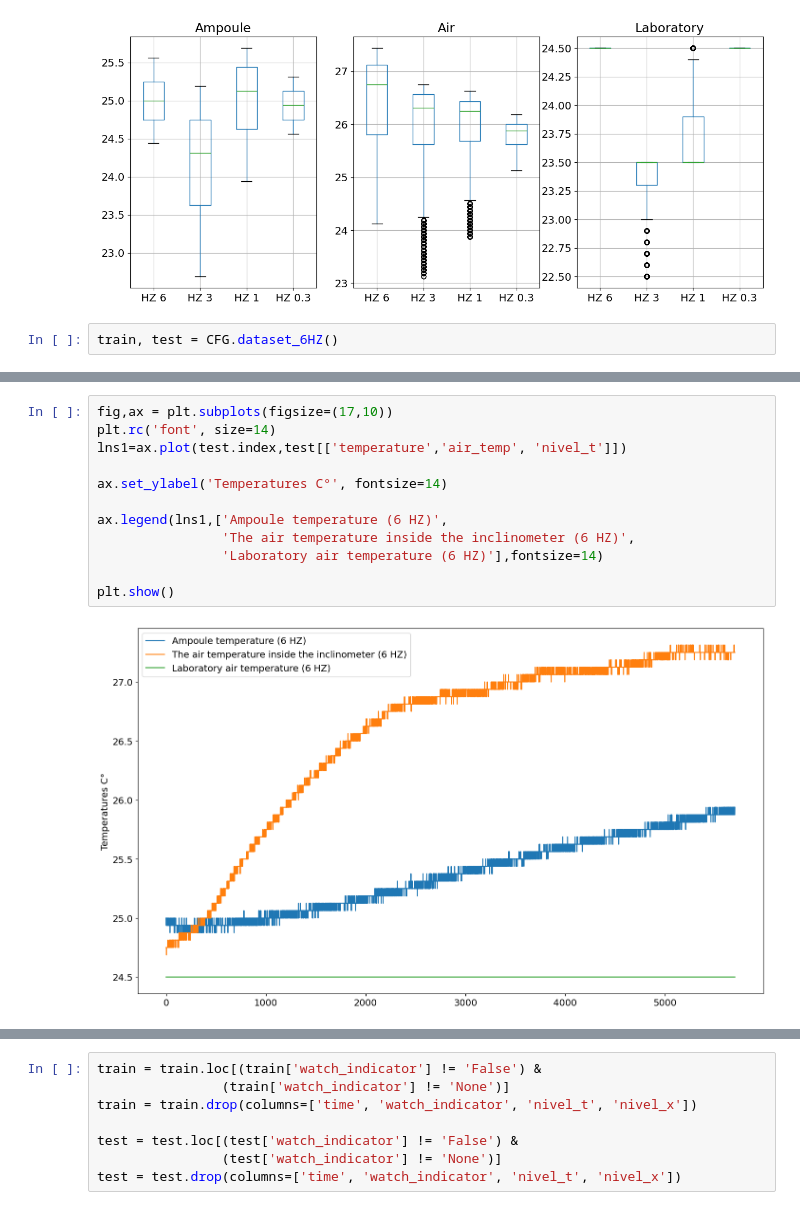
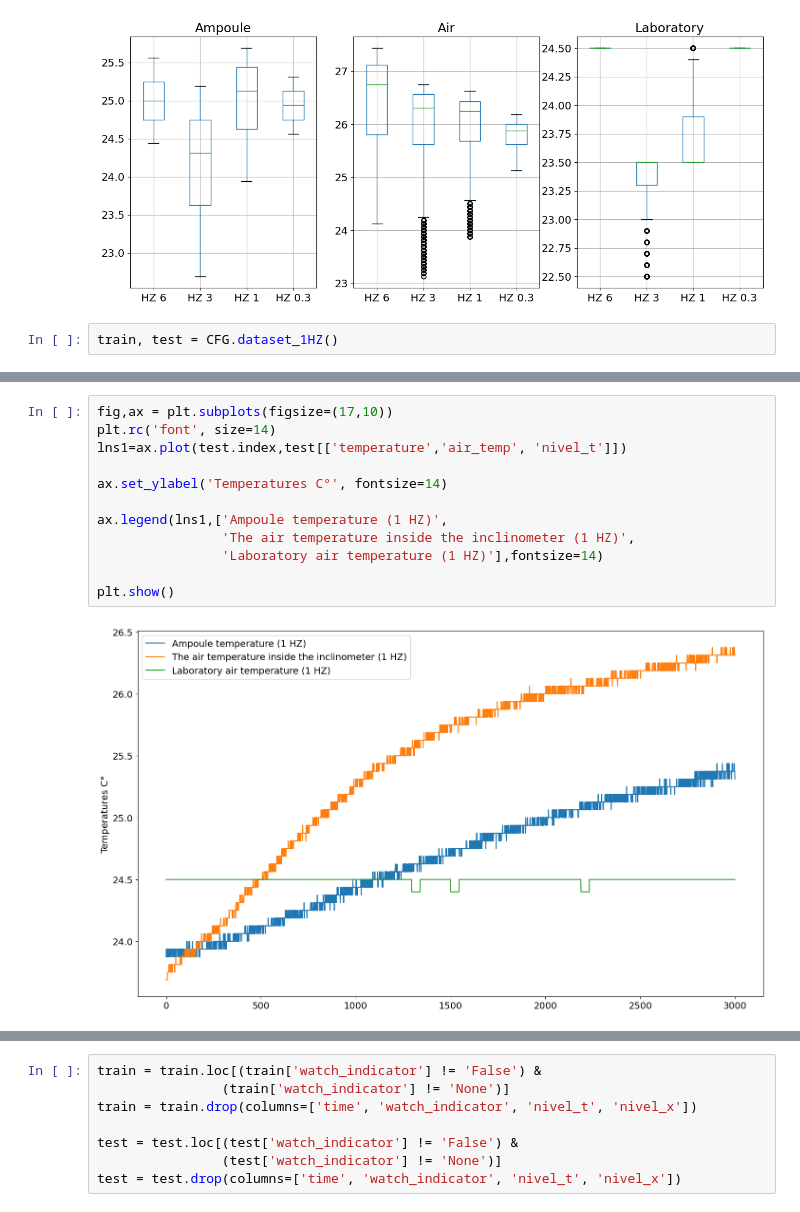
Before and after one commit to SergeyDolin/inclinometer-main, a Jupyter notebook: nn.ipynb, the cells around one changed output, grey strips where cells are left out. Cells and saved outputs as stored; diff of their text form.

```diff
--- a/nn.ipynb
+++ b/nn.ipynb
@@ -182,7 +182,7 @@ plt.show()
 # %% [output]
 [figure]
 # %%
-train, test = CFG.dataset_6HZ()
+train, test = CFG.dataset_1HZ()
 # %%
 fig,ax = plt.subplots(figsize=(17,10))
 plt.rc('font', size=14)
@@ -200,17 +200,17 @@ plt.show()
 # %%
 fig,ax = plt.subplots(figsize=(17,10))
 plt.rc('font', size=14)
 lns1=ax.plot(test.index,test[['temperature','air_temp', 'nivel_t']])
 
 ax.set_ylabel('Temperatures С°', fontsize=14)
 
-ax.legend(lns1,['Ampoule temperature (6 HZ)',
-                'The air temperature inside the inclinometer (6 HZ)',
-                'Laboratory air temperature (6 HZ)'],fontsize=14)
+ax.legend(lns1,['Ampoule temperature (1 HZ)',
+                'The air temperature inside the inclinometer (1 HZ)',
+                'Laboratory air temperature (1 HZ)'],fontsize=14)
 
 plt.show()
 # %% [output]
-[figure, old version]
+[figure, new version]
 # %%
 train[CFG.TARGET].plot()
 # %% [output]
```
Also changed, not shown: parts of 27 cells of this notebook, 6 other files.
